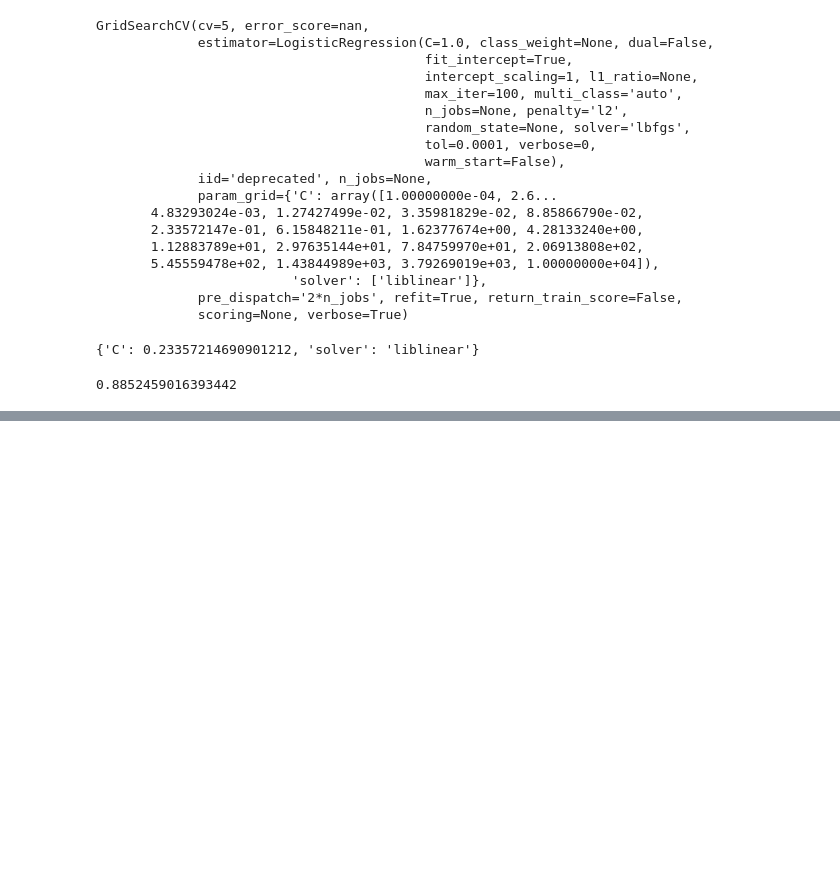
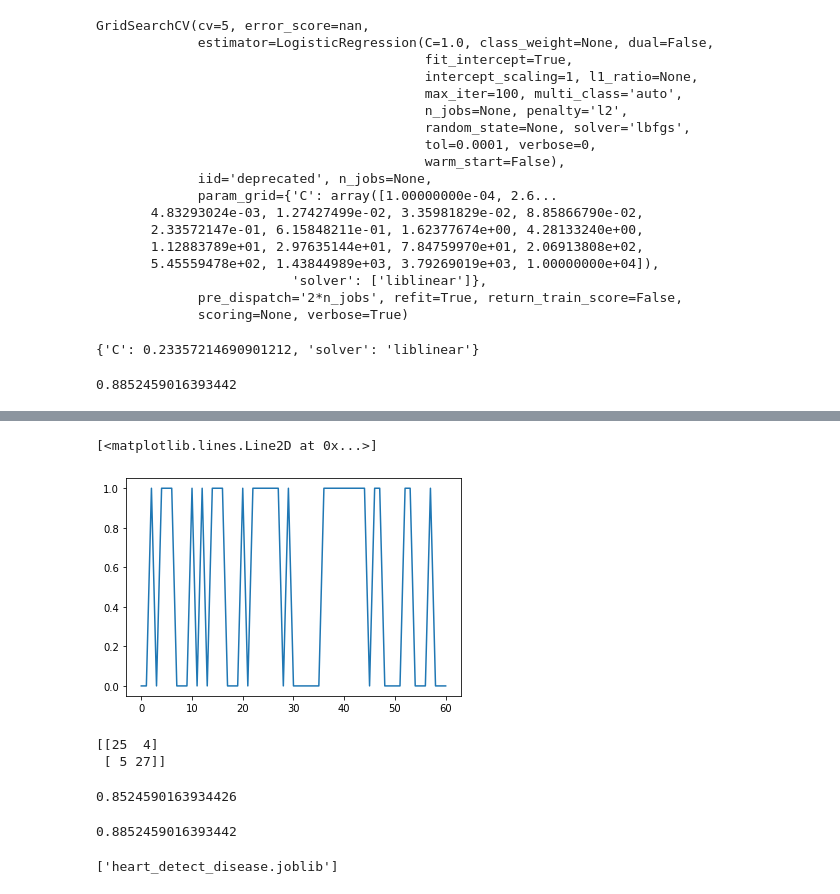
Before and after one commit to Fashad-Ahmed/Heart-Disease-Predictor, a Jupyter notebook: heart_disease.ipynb, the cells around one changed output, grey strips where cells are left out. Drawn from its saved outputs; the diff is of its cells as text; code cells hidden in the pictures; blank space fills up the shorter version.

```diff
--- a/heart_disease.ipynb
+++ b/heart_disease.ipynb
@@ -446,0 +475,5 @@ grid_log_reg.score(X_test, y_test)
+# %%
+from xgboost import XGBClassifier
+
+xgb = XGBClassifier()
+xgb.fit(X_train, y_train)
@@ -446,0 +488,21 @@ grid_log_reg.score(X_test, y_test)
+# %%
+pred = xgb.predict(X_test)
+# %%
+plt.plot(pred)
+# %% [output]
+[<matplotlib.lines.Line2D at 0x...>]
+[figure, added]
+# %%
+print(confusion_matrix(y_test, pred))
+# %% [output]
+[[25  4]
+ [ 5 27]]
+# %%
+from sklearn.metrics import accuracy_score
+accuracy_score(y_test, pred)
+# %% [output]
+0.8524590163934426
+# %%
+accuracy_score(y_test, y_preds)
+# %% [output]
+0.8852459016393442
@@ -446,0 +511,4 @@ grid_log_reg.score(X_test, y_test)
+# %%
+dump(grid_log_reg, filename = "heart_detect_disease.joblib")
+# %% [output]
+['heart_detect_disease.joblib']
```
Also changed, not shown: parts of 18 cells of this notebook.
